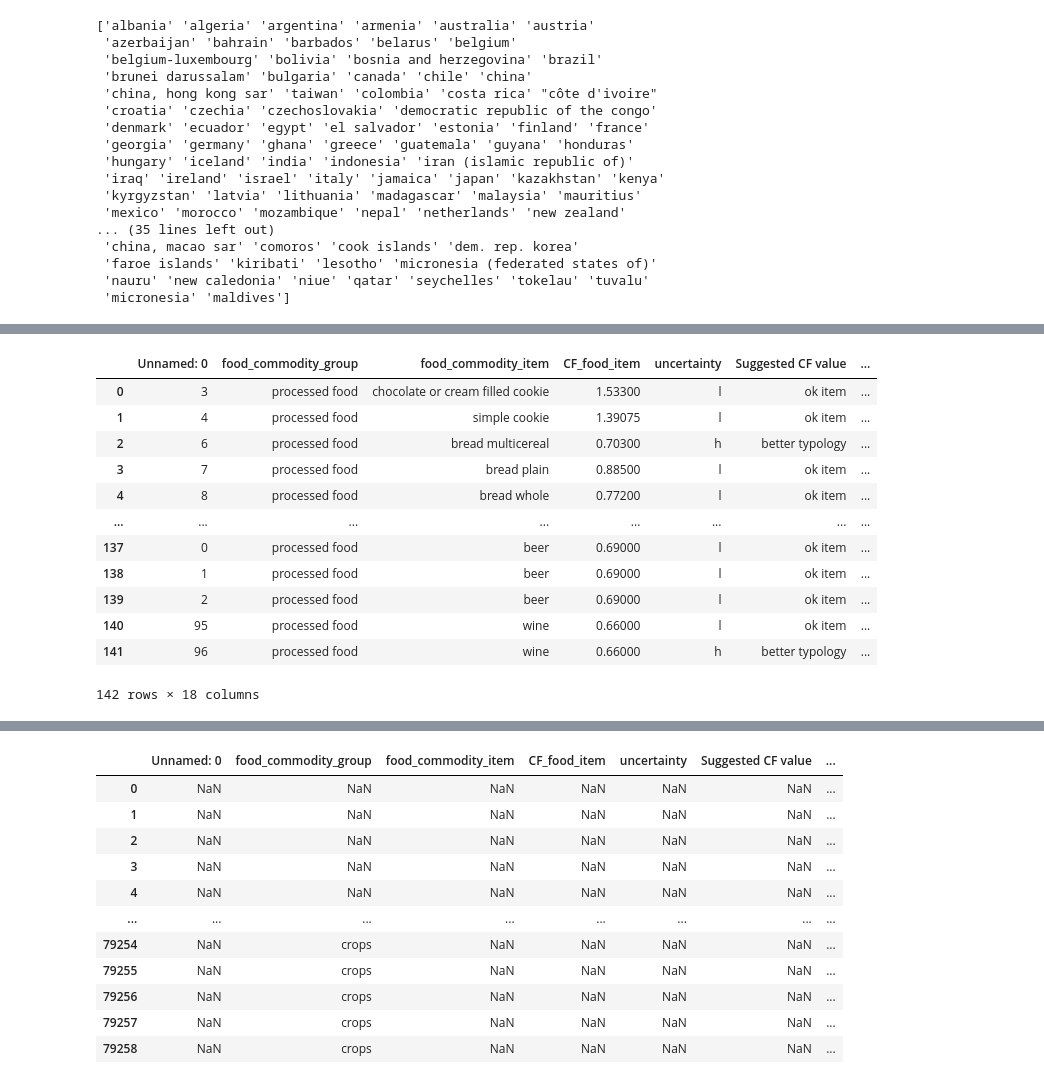
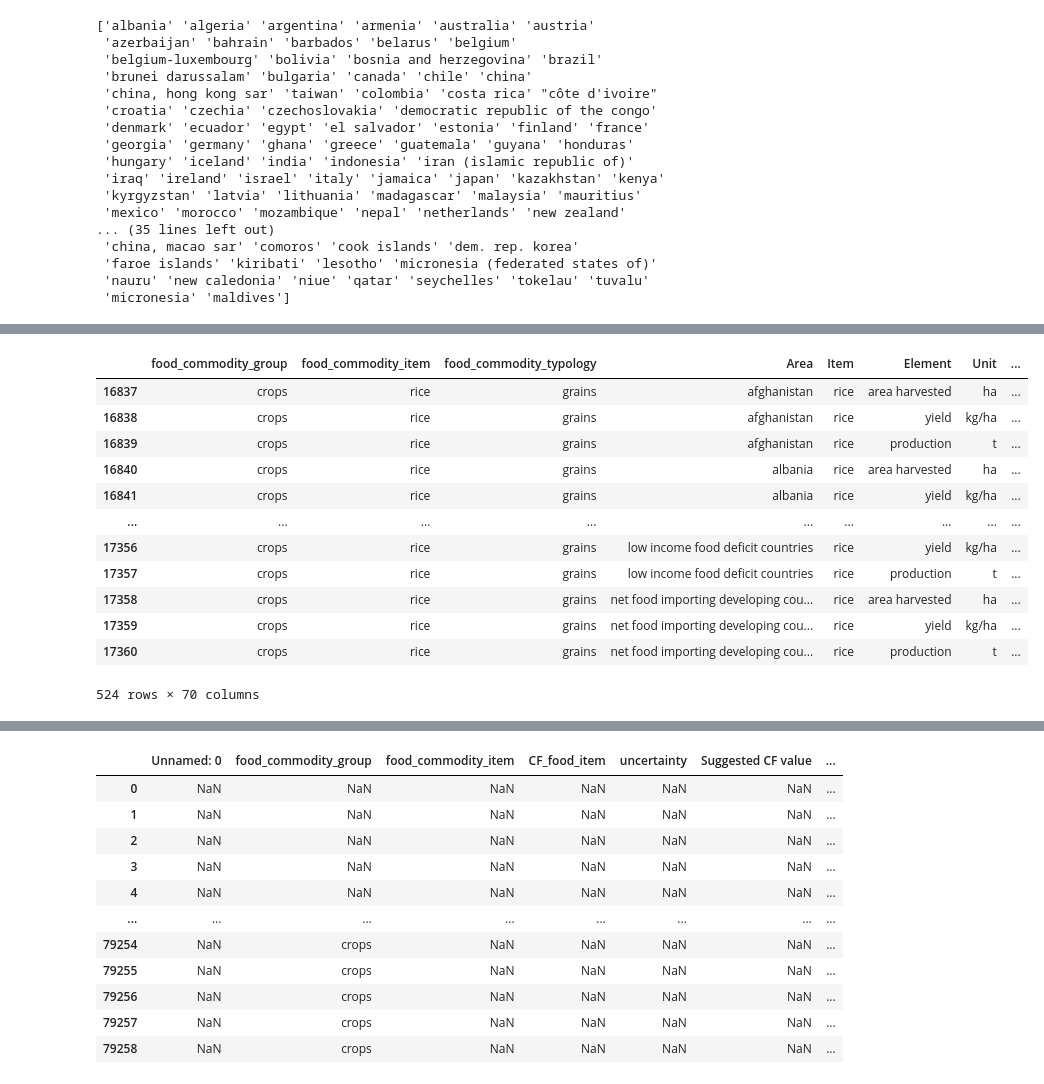
Before and after one commit to com-480-data-visualization/com480-project-colocaviz, a Jupyter notebook: merging_of_dataset.ipynb, the cells around one changed output, grey strips where cells are left out. Drawn from its saved outputs; the diff is of its cells as text; code cells hidden in the pictures.

```diff
--- a/merging_of_dataset.ipynb
+++ b/merging_of_dataset.ipynb
@@ -431,6 +414,7 @@ all_df_merged.drop(columns=["Unnamed: 0",
                             'Water Footprint liters water/kg o liter of food ITEM',
                             'Suggested WF value', 'Food_commodity_sub-TYPOLOGY_y',
                             'Water Footprint cc water/g o cc of food sub-TYPOLOGY', 'CF_group',
+                            "food_commodity_item"
                             'WF_group',
                             'Area Code',
                             'Area Code (M49)',
@@ -446,3 +444,19 @@ all_df_merged.to_csv("data/merged_data.csv", index=False)
+# %%
+all_df_merged[all_df_merged['Item'] == "rice"]
+# %% [output]
+|  | food_commodity_group | food_commodity_item | food_commodity_typology | Area | Item | Element | Unit | ... |
+| 16837 | crops | rice | grains | afghanistan | rice | area harvested | ha | ... |
+| 16838 | crops | rice | grains | afghanistan | rice | yield | kg/ha | ... |
+| 16839 | crops | rice | grains | afghanistan | rice | production | t | ... |
+| 16840 | crops | rice | grains | albania | rice | area harvested | ha | ... |
+| 16841 | crops | rice | grains | albania | rice | yield | kg/ha | ... |
+| ... | ... | ... | ... | ... | ... | ... | ... | ... |
+| 17356 | crops | rice | grains | low income food deficit countries | rice | yield | kg/ha | ... |
+| 17357 | crops | rice | grains | low income food deficit countries | rice | production | t | ... |
+| 17358 | crops | rice | grains | net food importing developing cou... | rice | area harvested | ha | ... |
+| 17359 | crops | rice | grains | net food importing developing cou... | rice | yield | kg/ha | ... |
+| 17360 | crops | rice | grains | net food importing developing cou... | rice | production | t | ... |
+524 rows × 70 columns
 # %%
 def df_without_common(df ,column_name):
     return df[~df[column_name].isin(list(all_df_merged["food_commodity_item"]))]
@@ -455,19 +469,3 @@ def export_df(df,name_of_excel):
     df_to_export =df_without_common(df ,"food_commodity_item")
     df_to_export = df_to_export.sort_values(by= "food_commodity_item",axis=0, ascending=True)
     df_without_common(df_to_export ,"food_commodity_item").to_excel(f"{name_of_excel}.xlsx")
-# %%
-co2_and_water
-# %% [output]
-|  | Unnamed: 0 | food_commodity_group | food_commodity_item | CF_food_item | uncertainty | Suggested CF value | ... |
-| 0 | 3 | processed food | chocolate or cream filled cookie | 1.53300 | l | ok item | ... |
-| 1 | 4 | processed food | simple cookie | 1.39075 | l | ok item | ... |
-| 2 | 6 | processed food | bread multicereal | 0.70300 | h | better typology | ... |
-| 3 | 7 | processed food | bread plain | 0.88500 | l | ok item | ... |
-| 4 | 8 | processed food | bread whole | 0.77200 | l | ok item | ... |
-| ... | ... | ... | ... | ... | ... | ... | ... |
-| 137 | 0 | processed food | beer | 0.69000 | l | ok item | ... |
-| 138 | 1 | processed food | beer | 0.69000 | l | ok item | ... |
-| 139 | 2 | processed food | beer | 0.69000 | l | ok item | ... |
-| 140 | 95 | processed food | wine | 0.66000 | l | ok item | ... |
-| 141 | 96 | processed food | wine | 0.66000 | h | better typology | ... |
-142 rows × 18 columns
```
Also changed, not shown: parts of 13 cells of this notebook, 3 other files.
